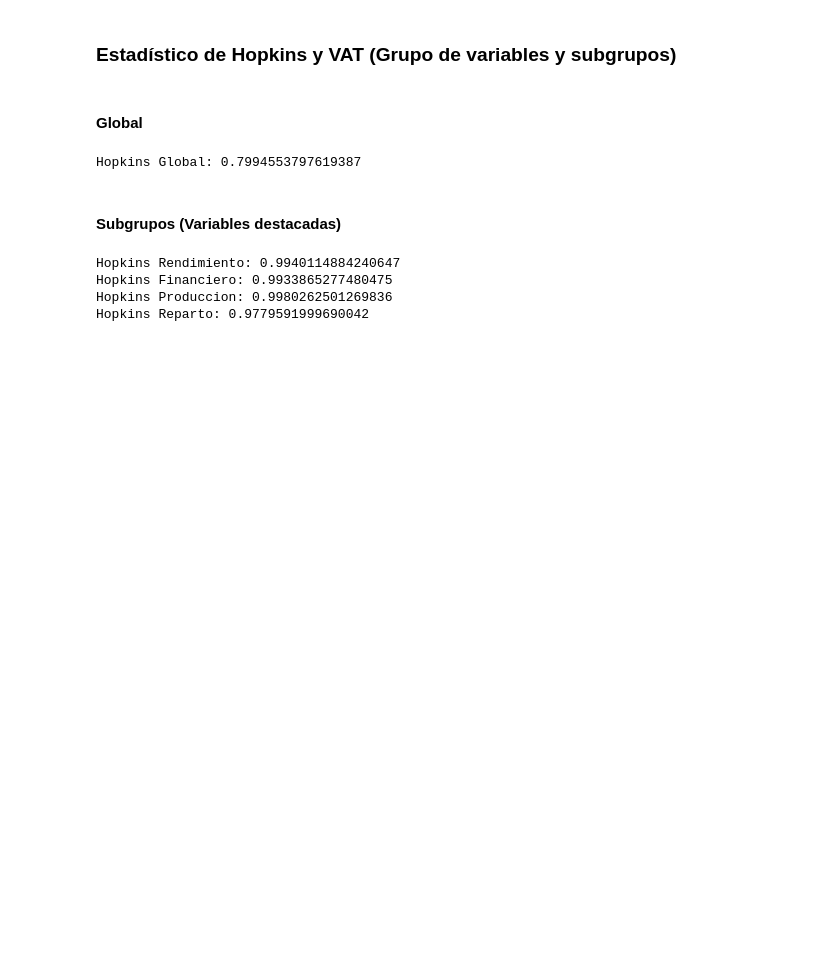
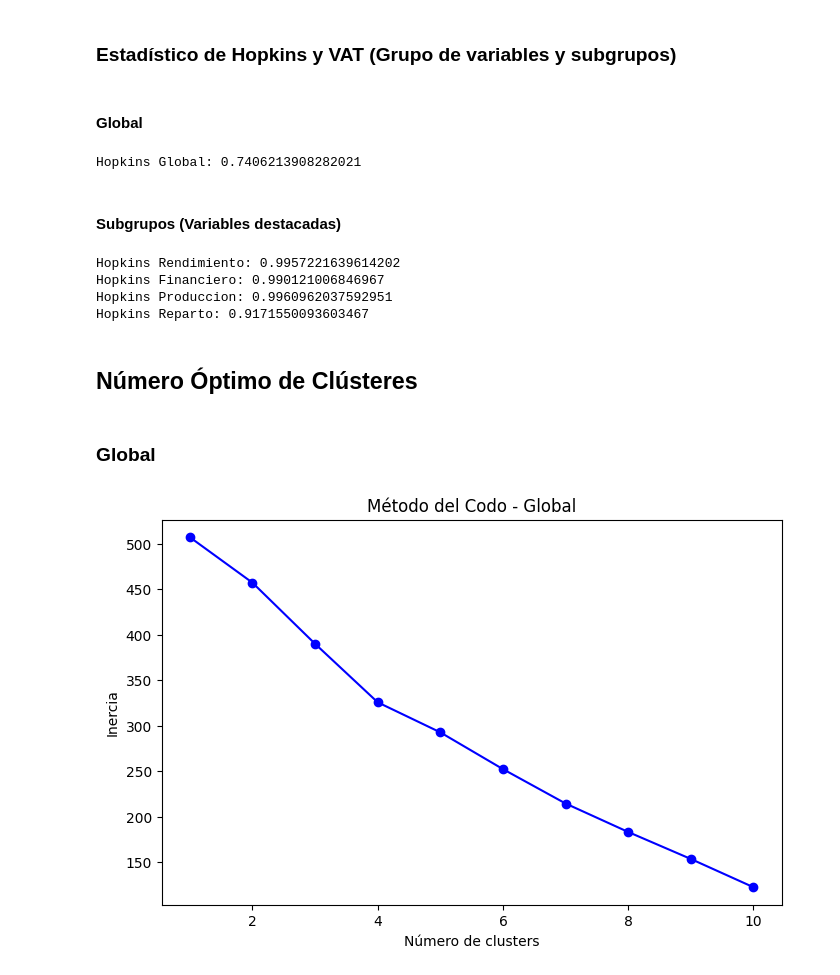
Before and after one commit to Diegoval-Dev/DM-PRY1-P2, a Jupyter notebook: Proyect1Part2.ipynb, the cells around one changed output. Drawn from its saved outputs; the diff is of its cells as text; code cells hidden in the pictures; blank space fills up the shorter version.

Commit message:
feat: clustering with kmeans

```diff
--- a/Proyect1Part2.ipynb
+++ b/Proyect1Part2.ipynb
@@ -50,7 +50,8 @@ columns_with_pipes = [
 ]
 
 for col in columns_with_pipes:
-    df[col + "_count"] = df[col].astype(str).apply(lambda x: len(x.split("|")) if pd.notna(x) else 0)
+    df[col + "_count"] = df[col].fillna("").astype(str).apply(lambda x: len(x.split("|")) if x != "" else 0)
+
 
 df.rename(columns={
     'genres_count': 'genresAmount',
@@ -152,7 +153,7 @@ def hopkins(X):
 hopkins_global = hopkins(X_scaled)
 print("Hopkins Global:", hopkins_global)
 # %% [output]
-Hopkins Global: 0.7994553797619387
+Hopkins Global: 0.7406213908282021
 # %% [markdown]
 #### Subgrupos (Variables destacadas)
 # %%
@@ -166,7 +167,26 @@ groups = {
 for name, data in groups.items():
     print(f"Hopkins {name}:", hopkins(data))
 # %% [output]
-Hopkins Rendimiento: 0.9940114884240647
-Hopkins Financiero: 0.9933865277480475
-Hopkins Produccion: 0.9980262501269836
-Hopkins Reparto: 0.9779591999690042
+Hopkins Rendimiento: 0.9957221639614202
+Hopkins Financiero: 0.990121006846967
+Hopkins Produccion: 0.9960962037592951
+Hopkins Reparto: 0.9171550093603467
+# %% [markdown]
+## Número Óptimo de Clústeres
+# %% [markdown]
+### Global
+# %%
+inertia_global = []
+for k in range(1, 11):
+    km = KMeans(n_clusters=k, random_state=42)
+    km.fit(X_scaled)
+    inertia_global.append(km.inertia_)
+
+plt.figure(figsize=(8,5))
+plt.plot(range(1, 11), inertia_global, 'bo-')
+plt.xlabel("Número de clusters")
+plt.ylabel("Inercia")
+plt.title("Método del Codo - Global")
+plt.show()
+# %% [output]
+[figure, added]
```
Also changed, not shown: parts of 5 cells of this notebook, 2 other files.
